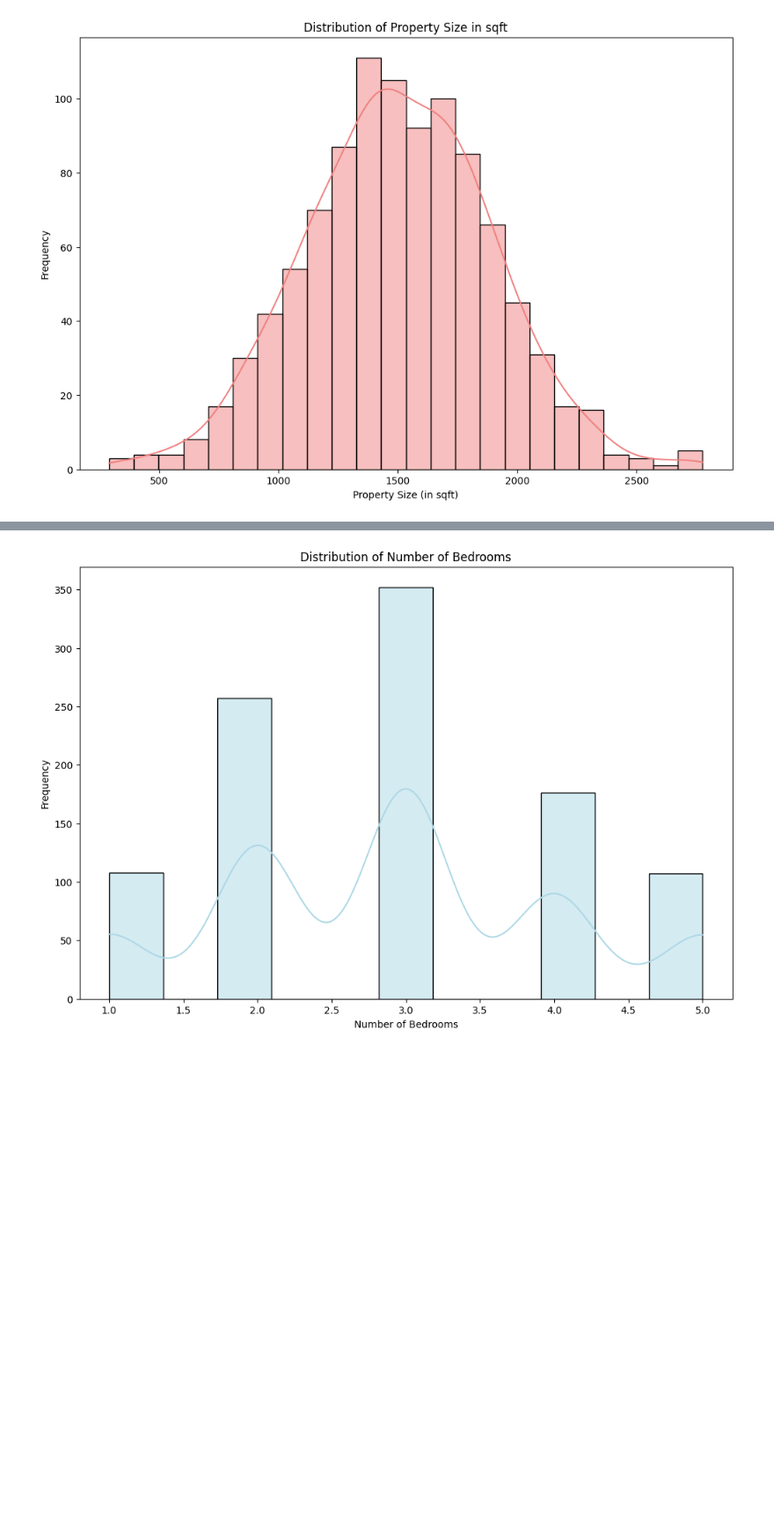
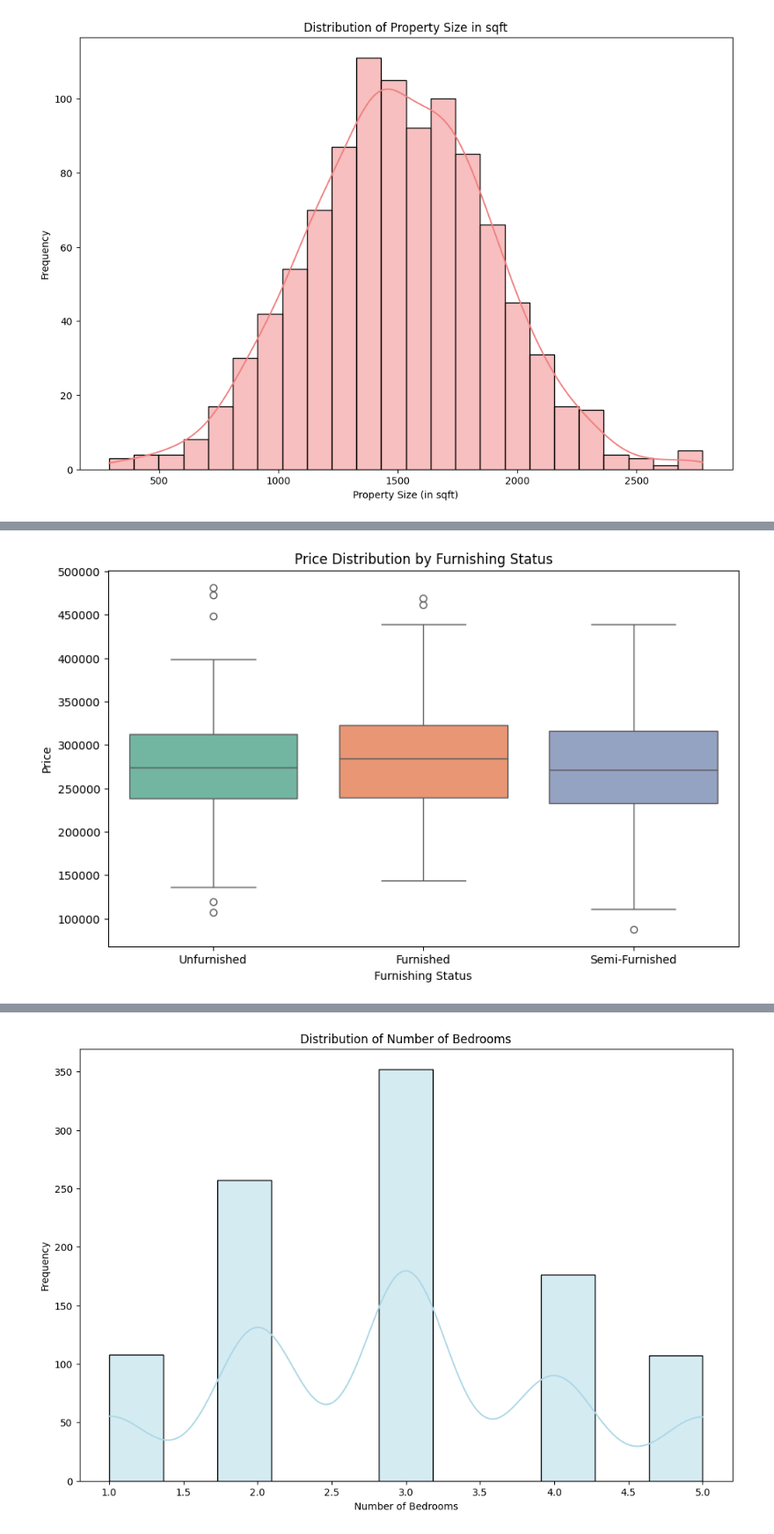
Before and after one commit to Icefloqx/Tools, a Jupyter notebook: tools.ipynb, the cells around one changed output, grey strips where cells are left out. Shown at 88% size. Drawn from its saved outputs; the diff is of its cells as text; code cells hidden in the pictures; blank space fills up the shorter version.

```diff
--- a/tools.ipynb
+++ b/tools.ipynb
@@ -276,0 +398,17 @@ plt.show()
+# %%
+#Boxplot of Price by Furnishing Status
+plt.figure(figsize=(10, 6))
+sns.boxplot(
+    data=property_data,
+    x="Furnishing",
+    y="Price",
+    hue="Furnishing",
+    palette="Set2"
+)
+
+plt.title("Price Distribution by Furnishing Status")
+plt.xlabel("Furnishing Status")
+plt.ylabel("Price")
+plt.show()
+# %% [output]
+[figure, added]
```
Also changed, not shown: parts of 37 cells of this notebook.
